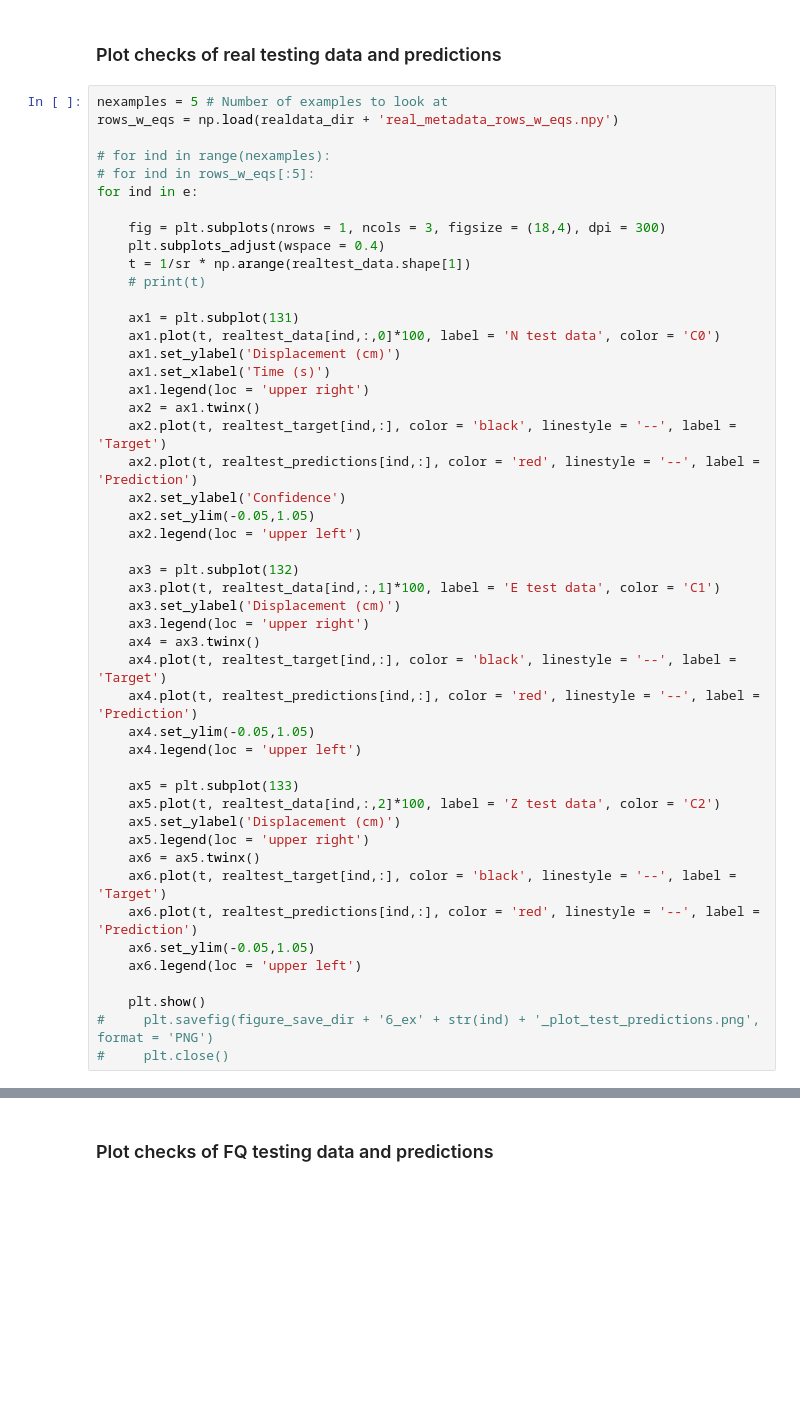
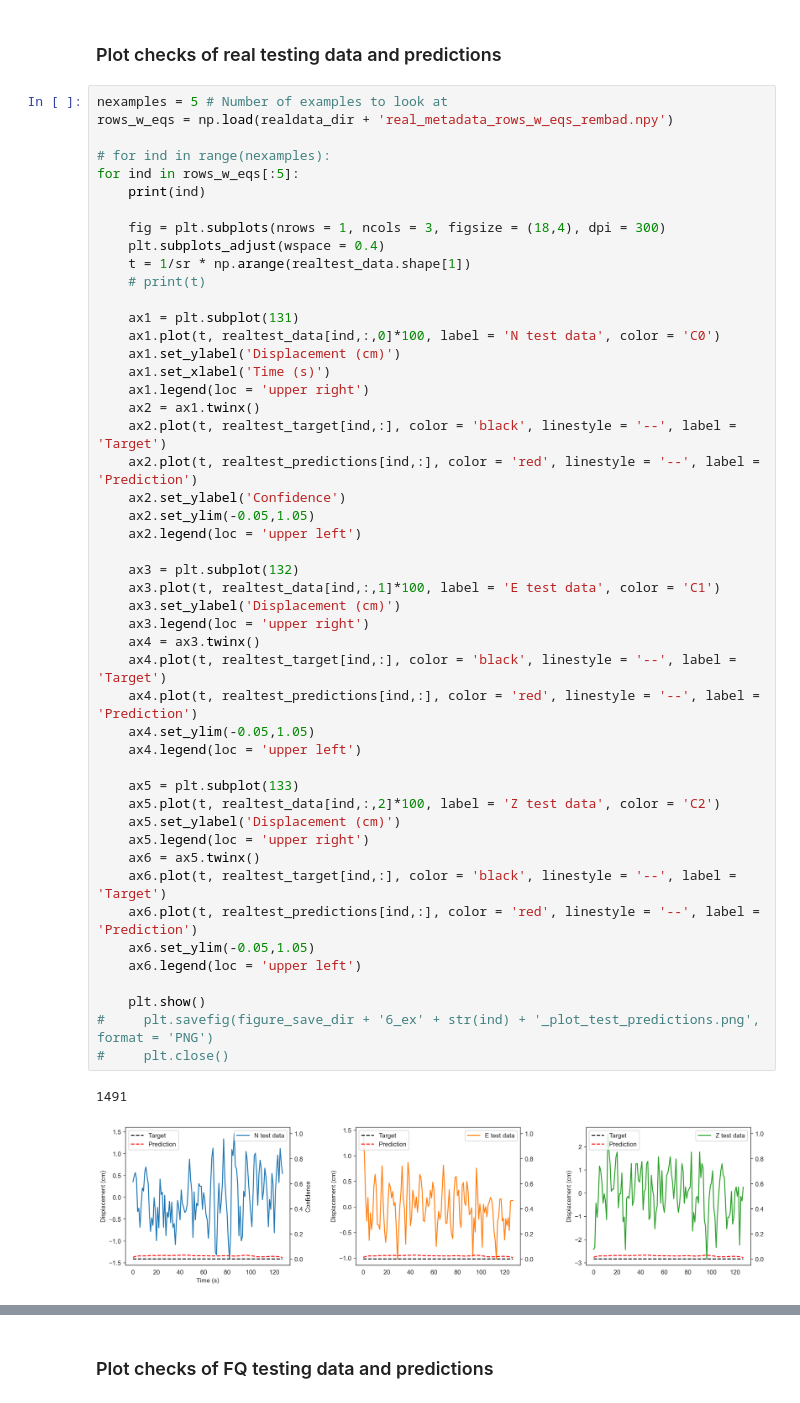
Before and after one commit to UO-Geophysics/gnss-picker, a Jupyter notebook: codes/cnn_train_and_test/summer23/1_gnss_unet_train_and_test.ipynb, the cells around one changed output, grey strips where cells are left out. Saved outputs shown, nothing was run; the diff lists cells and outputs as text; blank space fills up the shorter version.

```diff
--- a/codes/cnn_train_and_test/summer23/1_gnss_unet_train_and_test.ipynb
+++ b/codes/cnn_train_and_test/summer23/1_gnss_unet_train_and_test.ipynb
@@ -550,11 +562,11 @@ print(e)
 ### Plot checks of real testing data and predictions
 # %%
 nexamples = 5 # Number of examples to look at
-rows_w_eqs = np.load(realdata_dir + 'real_metadata_rows_w_eqs.npy')
+rows_w_eqs = np.load(realdata_dir + 'real_metadata_rows_w_eqs_rembad.npy')
 
 # for ind in range(nexamples):
-# for ind in rows_w_eqs[:5]:
-for ind in e:
+for ind in rows_w_eqs[:5]:
+    print(ind)
 
     fig = plt.subplots(nrows = 1, ncols = 3, figsize = (18,4), dpi = 300)
     plt.subplots_adjust(wspace = 0.4)
@@ -569,30 +581,33 @@ for ind in e:
     ax2 = ax1.twinx()
     ax2.plot(t, realtest_target[ind,:], color = 'black', linestyle = '--', label = 'Target')
     ax2.plot(t, realtest_predictions[ind,:], color = 'red', linestyle = '--', label = 'Prediction')
     ax2.set_ylabel('Confidence')
     ax2.set_ylim(-0.05,1.05)
     ax2.legend(loc = 'upper left')
 
     ax3 = plt.subplot(132)
     ax3.plot(t, realtest_data[ind,:,1]*100, label = 'E test data', color = 'C1')
     ax3.set_ylabel('Displacement (cm)')
     ax3.legend(loc = 'upper right')
     ax4 = ax3.twinx()
     ax4.plot(t, realtest_target[ind,:], color = 'black', linestyle = '--', label = 'Target')
     ax4.plot(t, realtest_predictions[ind,:], color = 'red', linestyle = '--', label = 'Prediction')
     ax4.set_ylim(-0.05,1.05)
     ax4.legend(loc = 'upper left')
 
     ax5 = plt.subplot(133)
     ax5.plot(t, realtest_data[ind,:,2]*100, label = 'Z test data', color = 'C2')
     ax5.set_ylabel('Displacement (cm)')
     ax5.legend(loc = 'upper right')
     ax6 = ax5.twinx()
     ax6.plot(t, realtest_target[ind,:], color = 'black', linestyle = '--', label = 'Target')
     ax6.plot(t, realtest_predictions[ind,:], color = 'red', linestyle = '--', label = 'Prediction')
     ax6.set_ylim(-0.05,1.05)
     ax6.legend(loc = 'upper left')
 
     plt.show()
 #     plt.savefig(figure_save_dir + '6_ex' + str(ind) + '_plot_test_predictions.png', format = 'PNG')
 #     plt.close()
+# %% [output]
+1491
+[figure, added]
```
Also changed, not shown: parts of 10 cells of this notebook, 1 other file.
